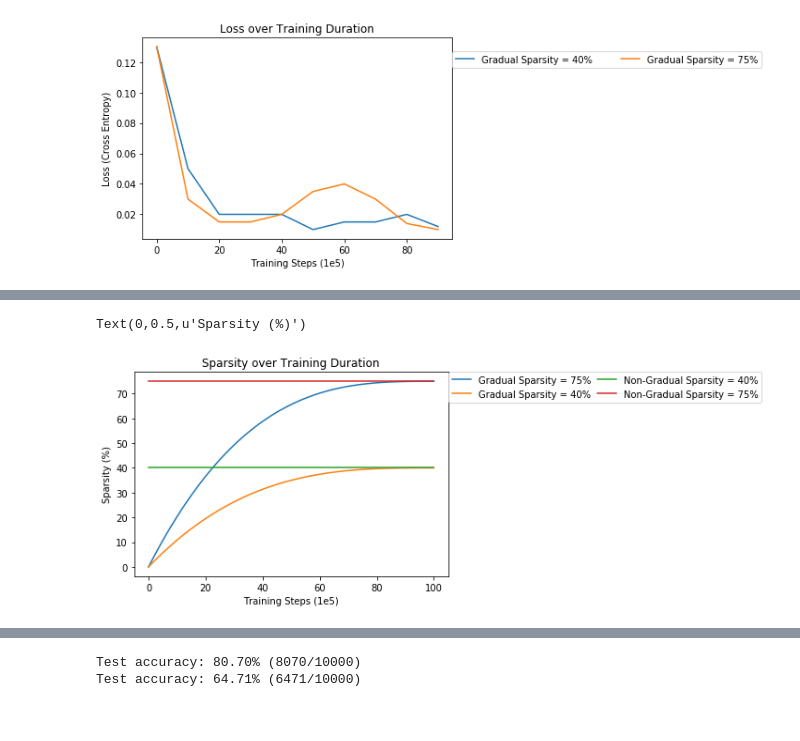
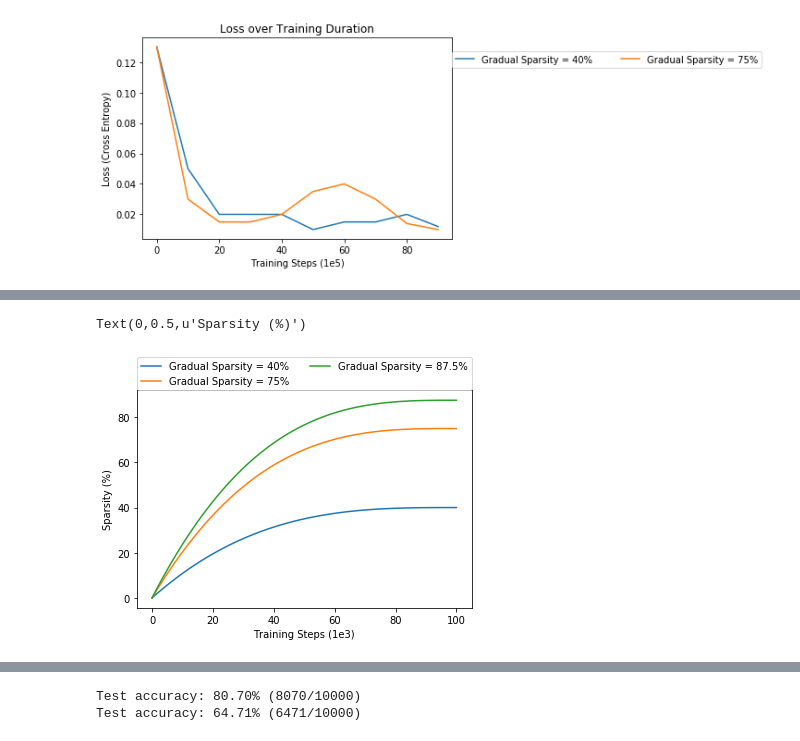
Before and after one commit to ChristopherSweeney/SlimNets, a Jupyter notebook: prunning.ipynb, the cells around one changed output, grey strips where cells are left out. Cells and saved outputs as stored; diff of their text form; code cells hidden in the pictures.

```diff
--- a/prunning.ipynb
+++ b/prunning.ipynb
@@ -732,5 +603,5 @@ None
 # %%
-prune = PruneWrapSparse(0,model,0,.4,100,1000,trainloader)
+prune = PruneWrapSparse(0,model,0,.75,100,500,trainloader)
 # %%
 prune_rate(model)
 # %% [output]
@@ -828,3 +726,9 @@ plt.plot(range(len(prune.loss_over_time))[1:],prune.loss_over_time[1:])
 # %%
-p = np.arange(len(prune.sparsity_over_time))*1000.
-f=.75-.75*(1-(p/(100*1000)))**3
+p1 = np.arange(len(prune.sparsity_over_time))*1000.
+f=.75-.75*(1-(p1/(100*1000)))**3
+# %%
+p2 = np.arange(len(prune.sparsity_over_time))*1000.
+f1=.875-.875*(1-(p2/(100*1000)))**3
+# %%
+p3 = np.arange(len(prune.sparsity_over_time))*1000.
+f2=.40-.40*(1-(p3/(100*1000)))**3
@@ -831,17 +759,15 @@ f=.75-.75*(1-(p/(100*1000)))**3
 # %%
 plt.figure()
+plt.plot(range(len(prune.sparsity_over_time)),np.array(f2)*100,label="Gradual Sparsity = 40%")
 plt.plot(range(len(prune.sparsity_over_time)),np.array(f)*100,label = "Gradual Sparsity = 75%")
-plt.plot(range(len(prune.sparsity_over_time)),np.array(prune.sparsity_over_time)*100,label="Gradual Sparsity = 40%")
-plt.plot(range(len(prune.sparsity_over_time)),np.repeat(40,len(prune.sparsity_over_time)),label = "Non-Gradual Sparsity = 40%")
-plt.plot(range(len(prune.sparsity_over_time)),np.repeat(75,len(prune.sparsity_over_time)),label = "Non-Gradual Sparsity = 75%")
-plt.legend(bbox_to_anchor=(1., .85, 1., .102), loc=3,
+plt.plot(range(len(prune.sparsity_over_time)),np.array(f1)*100,label = "Gradual Sparsity = 87.5%")
+plt.legend(bbox_to_anchor=(0, 1, 1., .102), loc=3,
            ncol=2, mode="expand", borderaxespad=0.)
-plt.title("Sparsity over Training Duration")
-plt.xlabel("Training Steps (1e5)")
+plt.xlabel("Training Steps (1e3)")
 plt.ylabel("Sparsity (%)")
 # %% [output]
 Text(0,0.5,u'Sparsity (%)')
-[figure, old version]
+[figure, new version]
 # %%
 prune.test(testloader)
 # %% [output]
```
Also changed, not shown: parts of 35 cells of this notebook.
